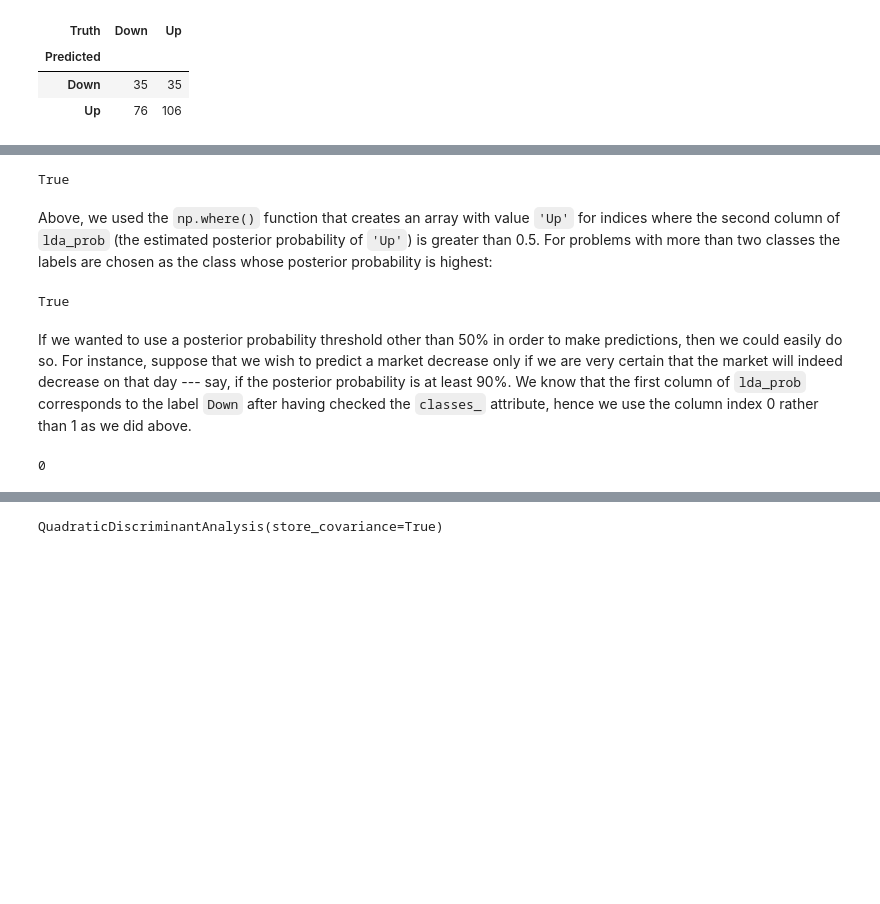
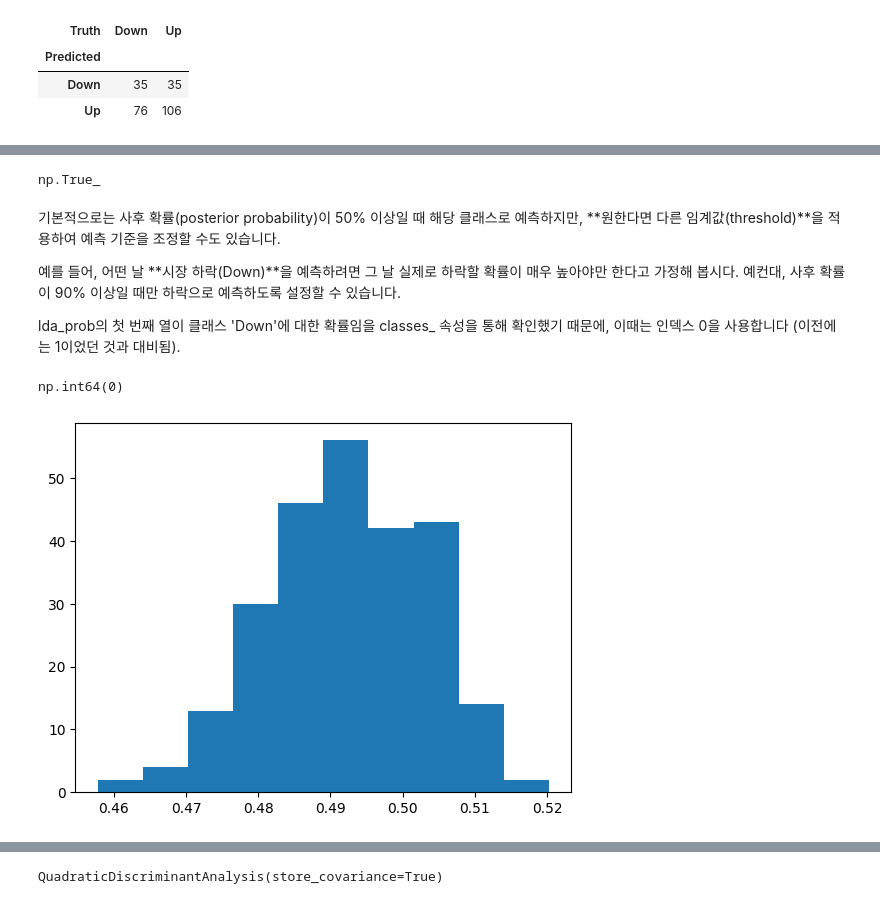
Before and after one commit to KO0HO/DataMining, a Jupyter notebook: Ch04-classification-lab.ipynb, the cells around one changed output, grey strips where cells are left out. Drawn from its saved outputs; the diff is of its cells as text; code cells hidden in the pictures; blank space fills up the shorter version.

```diff
--- a/Ch04-classification-lab.ipynb
+++ b/Ch04-classification-lab.ipynb
@@ -399,6 +463,4 @@ use the labels rather than the Boolean vectors `y_train`.
 # %%
-X_train, X_test = [M.drop(columns=['intercept'])
-                   for M in [X_train, X_test]]
 lda.fit(X_train, L_train)
 # %% [output]
 LinearDiscriminantAnalysis(store_covariance=True)
@@ -471,33 +540,34 @@ recreate the predictions contained in `lda_pred`.
 # %%
+# 각 데이터 포인트에 대해 클래스별 사후 확률 추정
 lda_prob = lda.predict_proba(X_test)
+
+# 확률이 50% 이상이면 'Up'으로 예측 (lda_pred와 비교)
 np.all(
-       np.where(lda_prob[:,1] >= 0.5, 'Up','Down') == lda_pred
-       )
+    np.where(lda_prob[:, 1] >= 0.5, 'Up', 'Down') == lda_pred
+)
 # %% [output]
-True
+np.True_
-# %% [markdown]
-Above, we used the `np.where()`  function that
-creates an array with value `'Up'` for indices where
-the second column of `lda_prob` (the estimated
-posterior probability of `'Up'`) is greater than 0.5.
-For problems with more than two classes the labels are chosen as the class whose posterior probability is highest:
-# %%
-np.all(
-       [lda.classes_[i] for i in np.argmax(lda_prob, 1)] == lda_pred
-       )
-# %% [output]
-True
 # %% [markdown]
-If we wanted to use a posterior probability threshold other than
-50% in order to make predictions, then we could easily do so. For
-instance, suppose that we wish to predict a market decrease only if we
-are very certain that the market will indeed decrease on that
-day --- say, if the posterior probability is at least 90%.
-We know that the first column of `lda_prob` corresponds to the
-label `Down` after having checked the `classes_` attribute, hence we use
-the column index 0 rather than 1 as we did above.
+기본적으로는 사후 확률(posterior probability)이 50% 이상일 때 해당 클래스로 예측하지만,
+**원한다면 다른 임계값(threshold)**을 적용하여 예측 기준을 조정할 수도 있습니다.
+
+예를 들어, 어떤 날 **시장 하락(Down)**을 예측하려면
+그 날 실제로 하락할 확률이 매우 높아야만 한다고 가정해 봅시다.
+예컨대, 사후 확률이 90% 이상일 때만 하락으로 예측하도록 설정할 수 있습니다.
+
+lda_prob의 첫 번째 열이 클래스 'Down'에 대한 확률임을
+classes_ 속성을 통해 확인했기 때문에,
+이때는 인덱스 0을 사용합니다 (이전에는 1이었던 것과 대비됨).
 # %%
-np.sum(lda_prob[:,0] > 0.9)
+# 시장이 하락할 확률이 90%를 초과하는 날짜 수 확인
+np.sum(lda_prob[:, 0] > 0.9)
 # %% [output]
-0
+np.int64(0)
+# %%
+import matplotlib.pyplot as plt
+
+plt.hist(lda_prob[:,0])
+plt.show()
+# %% [output]
+[figure, added]
 # %% [markdown]
```
Also changed, not shown: parts of 107 cells of this notebook.
